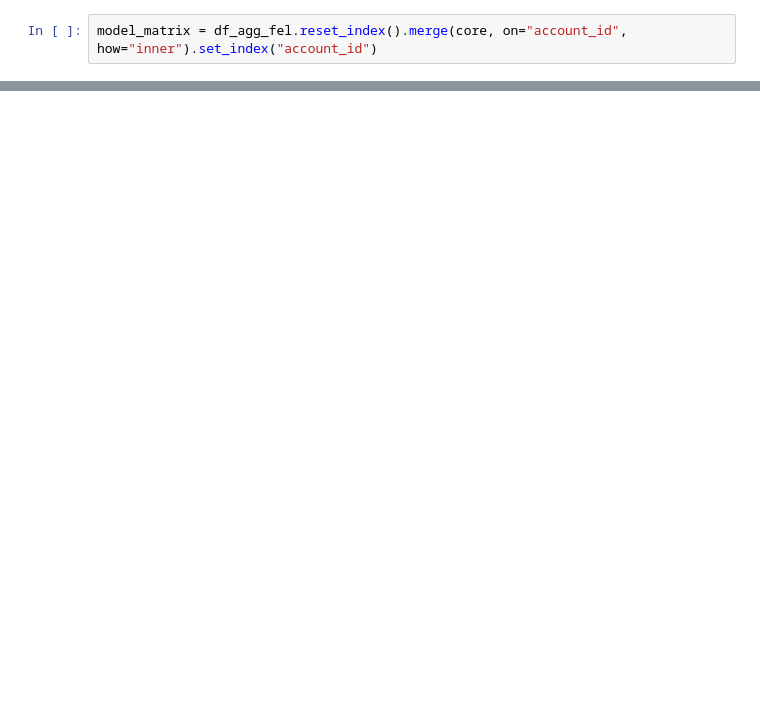
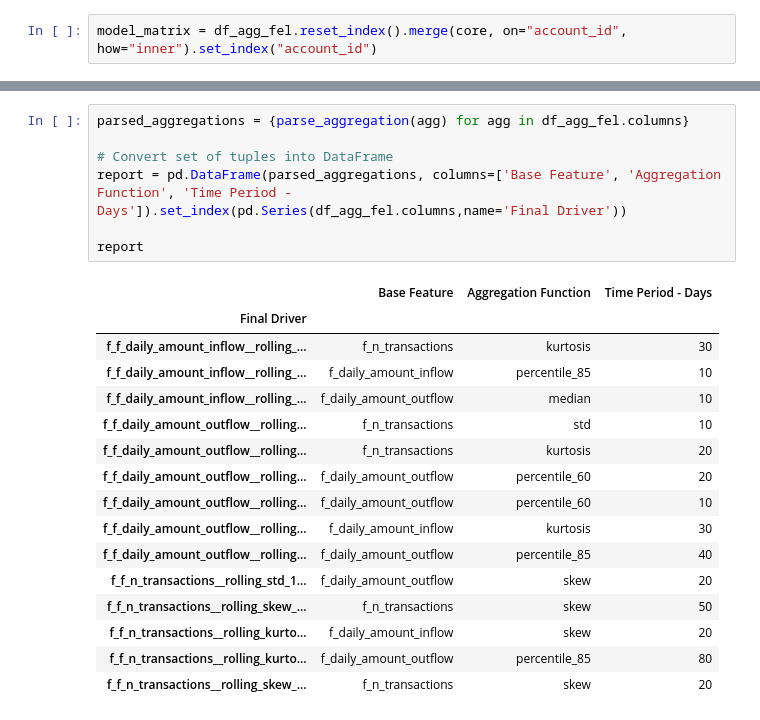
Before and after one commit to DataDavidProjects/berkabank, a Jupyter notebook: notebooks/feature_eng.ipynb, the cells around one changed output, grey strips where cells are left out. Saved outputs shown, nothing was run; the diff lists cells and outputs as text; blank space fills up the shorter version.

```diff
--- a/notebooks/feature_eng.ipynb
+++ b/notebooks/feature_eng.ipynb
@@ -578,0 +551,24 @@ pd.DataFrame(pd.qcut(pd.Series(y_scores),10, labels=False).value_counts().sort_i
+# %%
+parsed_aggregations = {parse_aggregation(agg) for agg in df_agg_fel.columns}
+
+# Convert set of tuples into DataFrame
+report = pd.DataFrame(parsed_aggregations, columns=['Base Feature', 'Aggregation Function', 'Time Period - Days']).set_index(pd.Series(df_agg_fel.columns,name='Final Driver'))
+
+report
+# %% [output]
+|  | Base Feature | Aggregation Function | Time Period - Days |
+| Final Driver |  |  |  |
+| f_f_daily_amount_inflow__rolling_... | f_n_transactions | kurtosis | 30 |
+| f_f_daily_amount_inflow__rolling_... | f_daily_amount_inflow | percentile_85 | 10 |
+| f_f_daily_amount_inflow__rolling_... | f_daily_amount_outflow | median | 10 |
+| f_f_daily_amount_outflow__rolling... | f_n_transactions | std | 10 |
+| f_f_daily_amount_outflow__rolling... | f_n_transactions | kurtosis | 20 |
+| f_f_daily_amount_outflow__rolling... | f_daily_amount_outflow | percentile_60 | 20 |
+| f_f_daily_amount_outflow__rolling... | f_daily_amount_outflow | percentile_60 | 10 |
+| f_f_daily_amount_outflow__rolling... | f_daily_amount_inflow | kurtosis | 30 |
+| f_f_daily_amount_outflow__rolling... | f_daily_amount_outflow | percentile_85 | 40 |
+| f_f_n_transactions__rolling_std_1... | f_daily_amount_outflow | skew | 20 |
+| f_f_n_transactions__rolling_skew_... | f_n_transactions | skew | 50 |
+| f_f_n_transactions__rolling_kurto... | f_daily_amount_inflow | skew | 20 |
+| f_f_n_transactions__rolling_kurto... | f_daily_amount_outflow | percentile_85 | 80 |
+| f_f_n_transactions__rolling_skew_... | f_n_transactions | skew | 20 |
```
Also changed, not shown: parts of 18 cells of this notebook, 2 other files.
